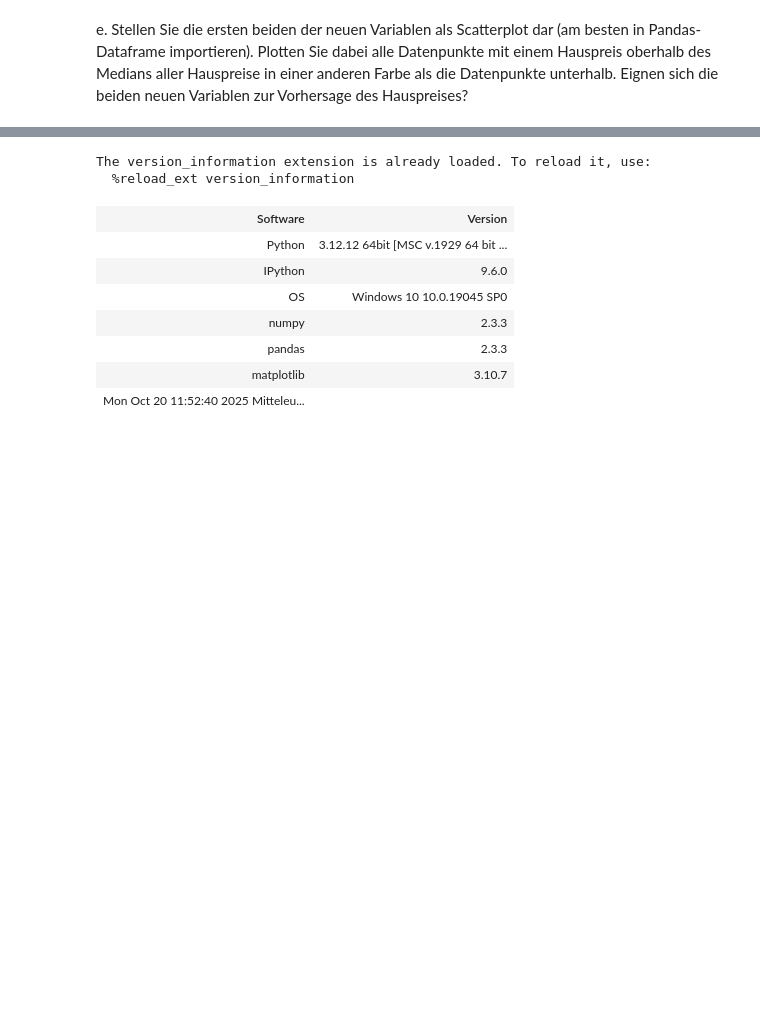
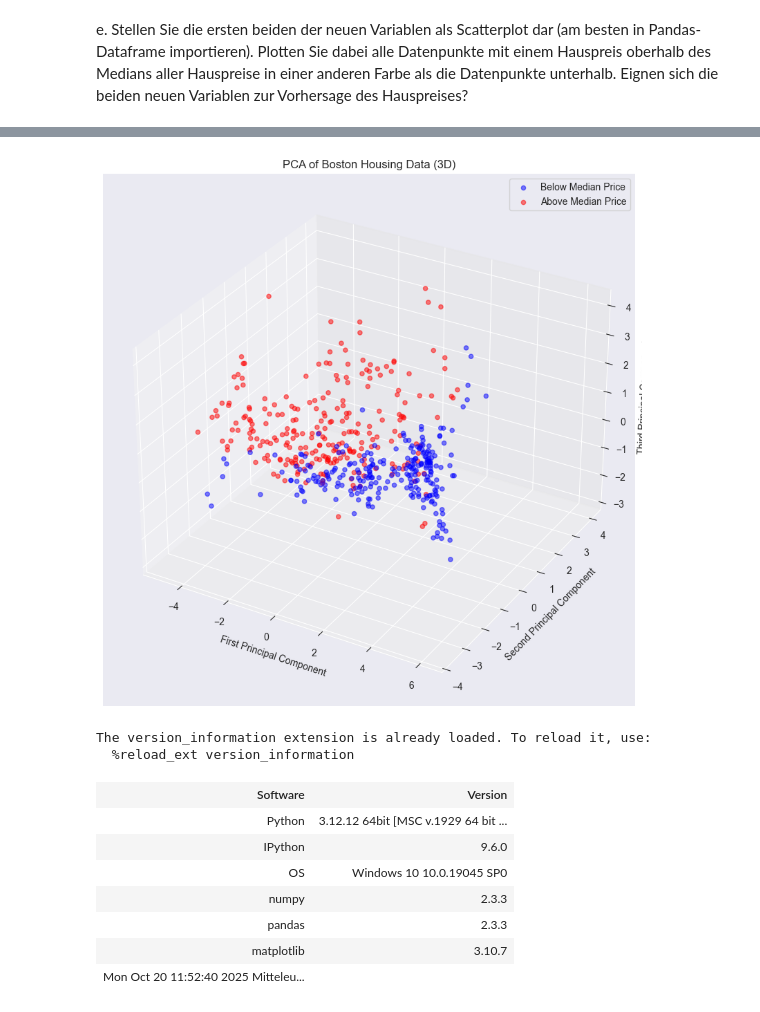
Before and after one commit to Ostabo/ML, a Jupyter notebook: blatt1/3.ipynb, the cells around one changed output, grey strips where cells are left out. Saved outputs shown, nothing was run; the diff lists cells and outputs as text; code cells hidden in the pictures; blank space fills up the shorter version.

```diff
--- a/blatt1/3.ipynb
+++ b/blatt1/3.ipynb
@@ -183,3 +183,24 @@ plt.show()
+# %%
+# Do the same as above but with 3 principal components
+import matplotlib.pyplot as plt
+
+fig = plt.figure(figsize=(10, 10))
+ax = fig.add_subplot(111, projection='3d')
+ax.scatter(A_r[low_price_indices, 0], A_r[low_price_indices,
+1], A_r[low_price_indices, 2], color='blue', label='Below Median Price', alpha=0.5)
+ax.scatter(A_r[high_price_indices, 0], A_r[high_price_indices,
+1], A_r[high_price_indices, 2], color='red', label
+           ='Above Median Price', alpha=0.5)
+ax.set_xlabel('First Principal Component')
+ax.set_ylabel('Second Principal Component')
+ax.set_zlabel('Third Principal Component')
+ax.set_title('PCA of Boston Housing Data (3D)')
+ax.legend()
+plt.show()
+
+# Interpretation: Mit drei Hauptkomponenten ist eine bessere Trennung der Datenpunkte möglich, was darauf hindeutet, dass diese zusätzlichen Dimensionen hilfreich sind, um den Hauspreis besser vorherzusagen.
+# %% [output]
+[figure, added]
 # %%
 %load_ext version_information
 %version_information numpy, pandas, matplotlib
```
Also changed, not shown: parts of 3 cells of this notebook, 3 other files.
